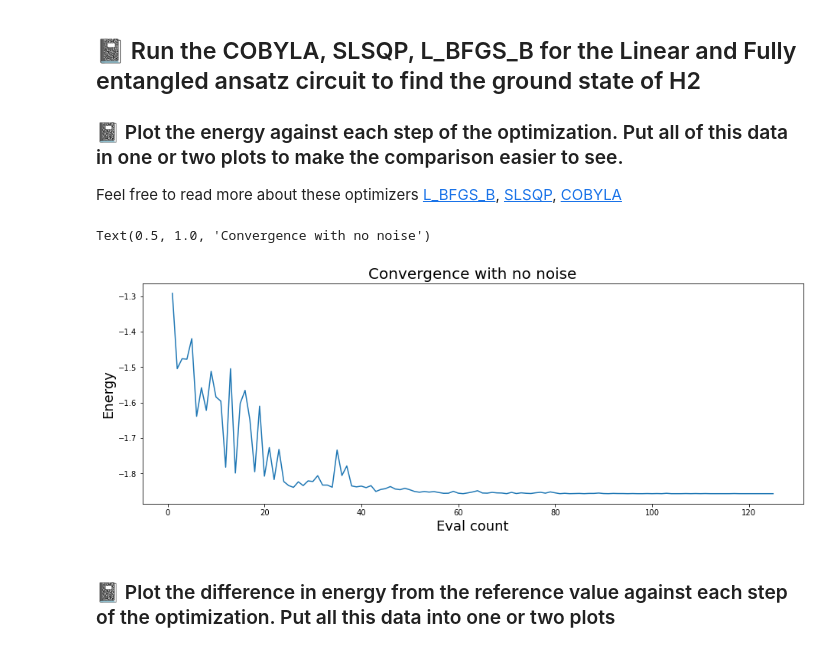
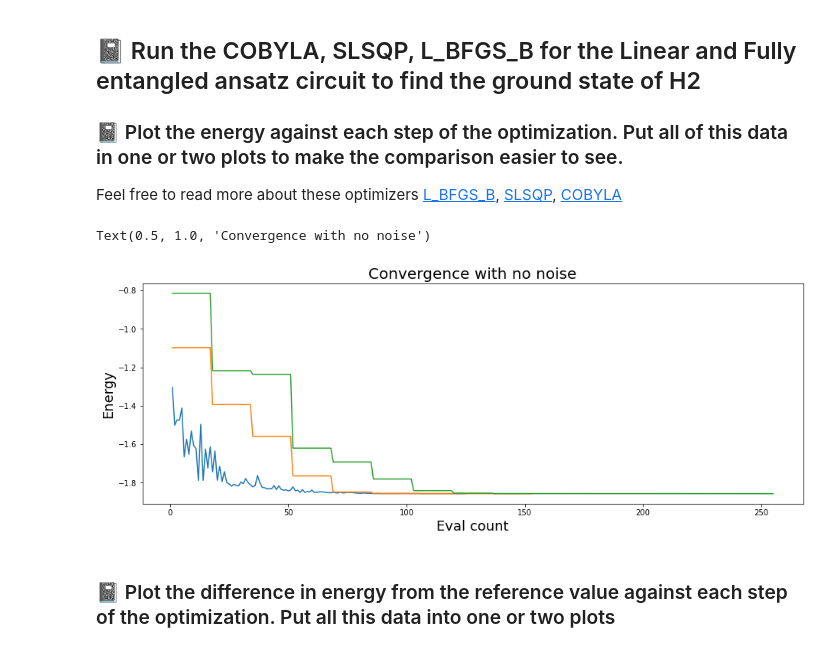
Before and after one commit to kaelynj/PHYS-7403, a Jupyter notebook: Lab-4 Variational Quantum Eigensolver/Lab-4_Calculating-Molecular-Ground-States.ipynb, the cells around one changed output. Saved outputs shown, nothing was run; the diff lists cells and outputs as text; code cells hidden in the pictures.

```diff
--- a/Lab-4 Variational Quantum Eigensolver/Lab-4_Calculating-Molecular-Ground-States.ipynb
+++ b/Lab-4 Variational Quantum Eigensolver/Lab-4_Calculating-Molecular-Ground-States.ipynb
@@ -195,45 +193,57 @@ import matplotlib.pyplot as plt
 seed = 170
 iterations = 125
 algorithm_globals.random_seed = seed
-backend = Aer.get_backend('aer_simulator')
+backend = Aer.get_backend('statevector_simulator')
 qi = QuantumInstance(backend=backend, seed_simulator=seed, seed_transpiler=seed)
 
+#List of optimizers, values and counts
+opt_list = []
+opt_list.append(COBYLA(maxiter=iterations))
+opt_list.append(SLSQP(maxiter=iterations))
+opt_list.append(L_BFGS_B(maxiter=iterations))
+counts_list = []
+values_list = []
+result_list = []
 
-
-counts = []
-values = []
 def store_intermediate_result(eval_count, parameters, mean, std):
     counts.append(eval_count)
     values.append(mean)
 
+#Run through each optimizer and make lists of values
+for i in range(0,3):
+    counts = []
+    values = []
 
+    ansatz = EfficientSU2(num_qubits=4, entanglement='linear')
+    opt = opt_list[i]
+    vqe = VQE(ansatz, optimizer=opt, callback=store_intermediate_result, quantum_instance=qi)
 
-ansatz = EfficientSU2(num_qubits=4, entanglement='linear')
-opt = COBYLA(maxiter=iterations)
-vqe = VQE(ansatz, optimizer=opt, callback=store_intermediate_result, quantum_instance=qi)
+    counts_list.append(counts)
+    values_list.append(values)
 
-
-
-result = vqe.compute_minimum_eigenvalue(operator=H2_op)
+    result = vqe.compute_minimum_eigenvalue(operator=H2_op)
+    result_list.append(result)
 
 fig = plt.figure(figsize=(12, 4))
 ax = fig.add_axes([1,1,1,1])
-ax.plot(counts, values)
+ax.plot(counts_list[0], values_list[0])
+ax.plot(counts_list[1], values_list[1])
+ax.plot(counts_list[2], values_list[2])
 ax.set_xlabel('Eval count', size=18)
 ax.set_ylabel('Energy', size=18)
 ax.set_title('Convergence with no noise', size=20)
 
 #You'll need to import the COBYLA, SLSQP, and L_BFGS_B optimizers the same way for SPSA above.  When
 #  initialized as a variable, you can set (among other things) the max number of iterations.  The default is 1000
 #  and you may want to use a smaller amount when testing out your code.
 #
 #
 # Your code goes here
 #
 #
 # %% [output]
 Text(0.5, 1.0, 'Convergence with no noise')
-[figure, old version]
+[figure, new version]
 # %% [markdown]
 ### &#128211; Plot the difference in energy from the reference value against each step of the optimization.  Put all this data into one or two plots
 # %%
```
Also changed, not shown: parts of 4 cells of this notebook, 1 other file.
